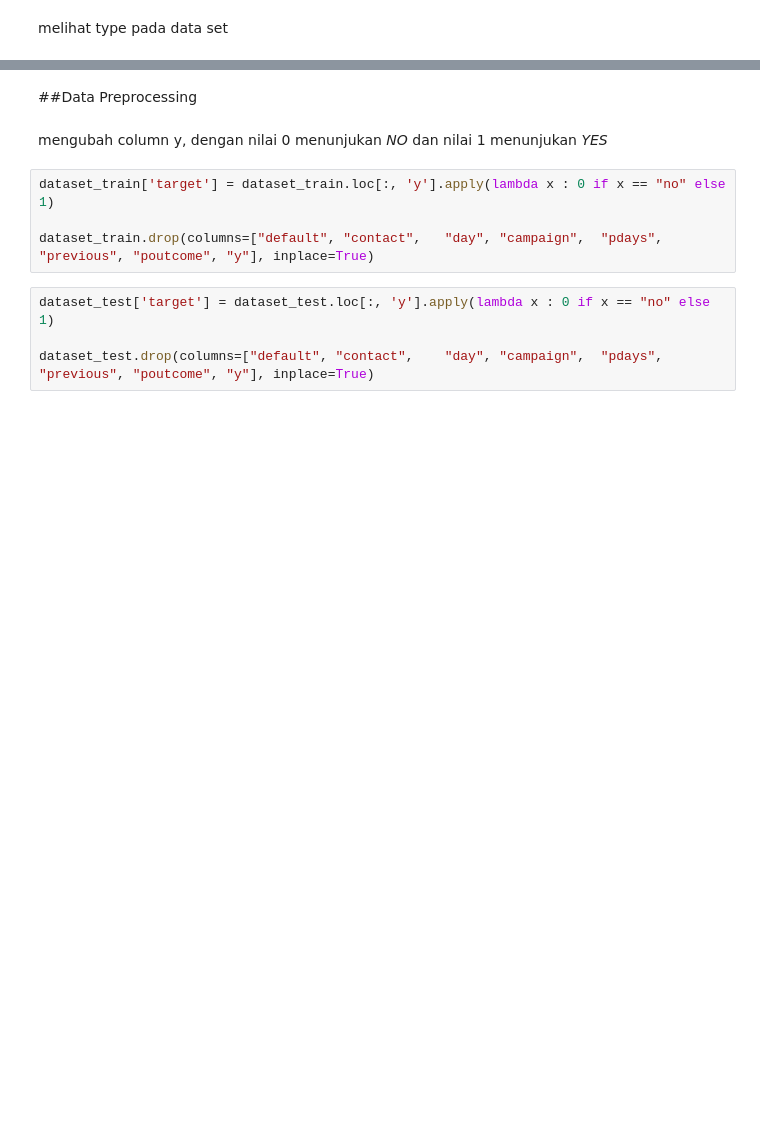
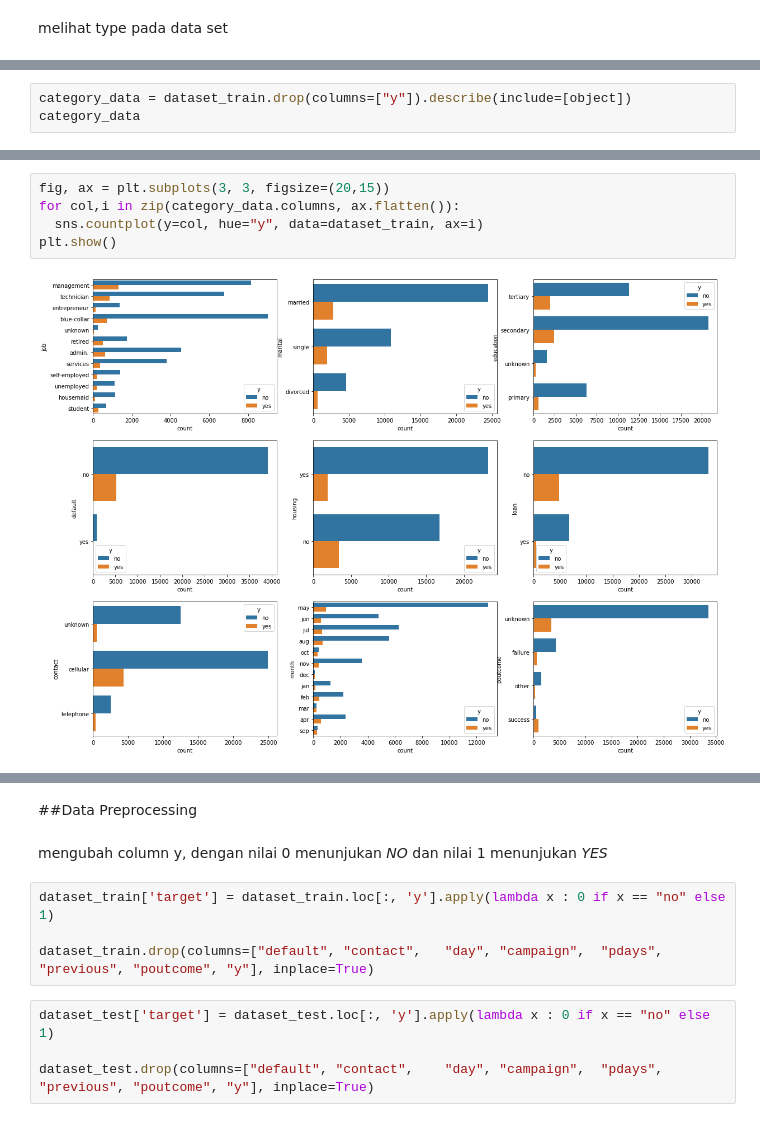
Before and after one commit to gigihsantoso/deeplearning---fintech, a Jupyter notebook: Deep_Learning_Fintech.ipynb, the cells around one changed output, grey strips where cells are left out. Cells and saved outputs as stored; diff of their text form; blank space fills up the shorter version.

```diff
--- a/Deep_Learning_Fintech.ipynb
+++ b/Deep_Learning_Fintech.ipynb
@@ -261,0 +220,3 @@ cek_no_yes_max.loc[cek_no_yes_max['no'].ge(1.0) &cek_no_yes_max['yes'].ge(1.0)]
+# %%
+category_data = dataset_train.drop(columns=["y"]).describe(include=[object])
+category_data
@@ -261,0 +229,7 @@ cek_no_yes_max.loc[cek_no_yes_max['no'].ge(1.0) &cek_no_yes_max['yes'].ge(1.0)]
+# %%
+fig, ax = plt.subplots(3, 3, figsize=(20,15))
+for col,i in zip(category_data.columns, ax.flatten()):
+  sns.countplot(y=col, hue="y", data=dataset_train, ax=i)
+plt.show()
+# %% [output]
+[figure, added]
```
Also changed, not shown: parts of 21 cells of this notebook.
